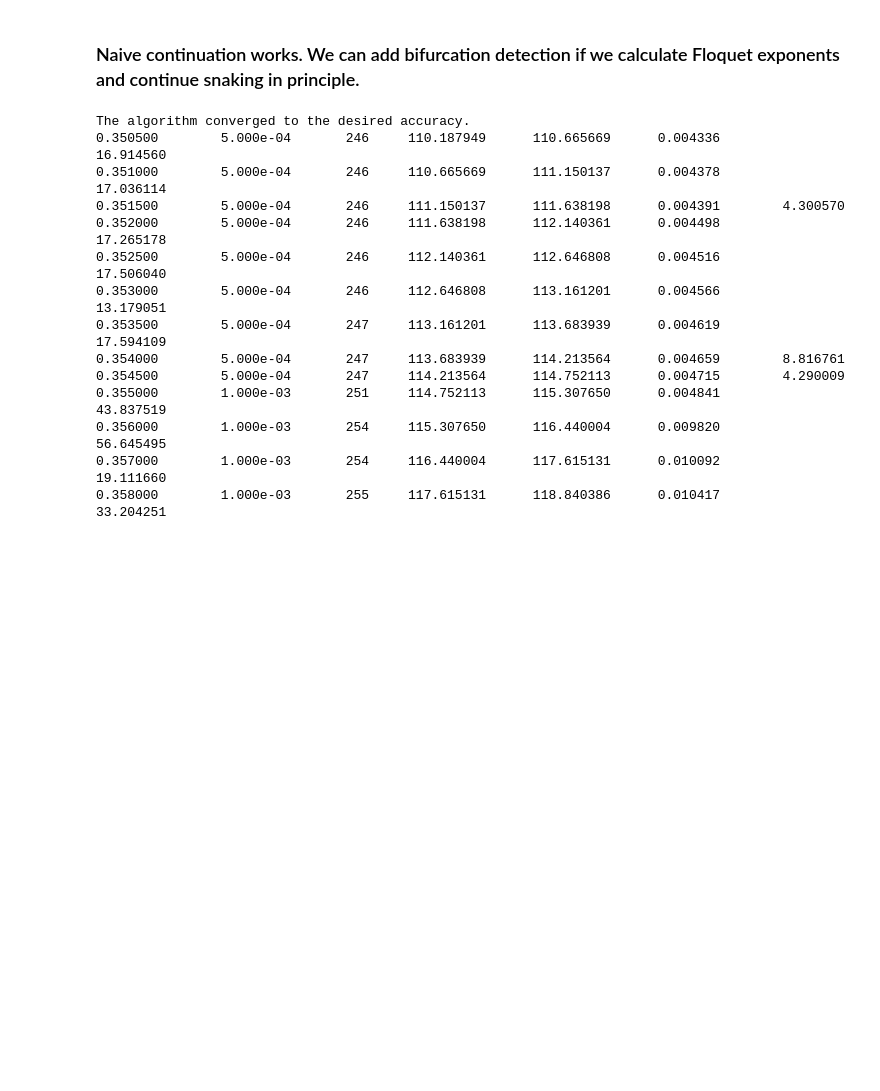
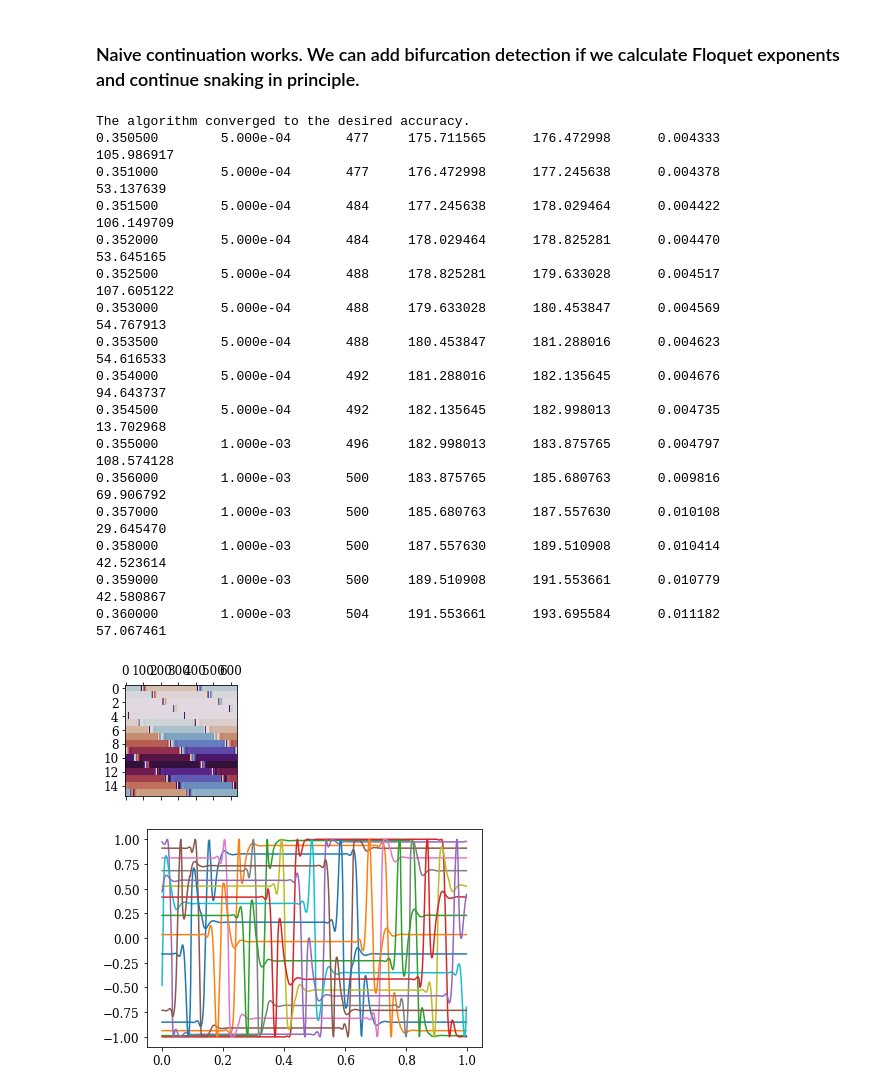
Before and after one commit to znicolaou/snakingoscillators, a Jupyter notebook: lccont.ipynb, the cells around one changed output. Cells and saved outputs as stored; diff of their text form; code cells hidden in the pictures; blank space fills up the shorter version.

```diff
--- a/lccont.ipynb
+++ b/lccont.ipynb
@@ -223,7 +223,7 @@ x0=sol0.x.copy()
 y0=sol0.y.copy()
 p0=sol0.p[0]
 sigma=sigma0
-sol=solve_bvp(lambda ts,Xts,p: p[0]*np.transpose([janus.janus(p[0]*ts[i],Xts[:,i], N, omega, sigma, beta, gamma,sigma,0) for i in range(len(ts))]), lambda xa,xb,p: (np.concatenate((xb-xa,[xa[0]-Xts0[0,0]]))), x0, y0, p=np.array([p0]), max_nodes=500,tol=1e-1,bc_tol=1e-2)
+sol=solve_bvp(lambda ts,Xts,p: p[0]*np.transpose([janus.janus(p[0]*ts[i],Xts[:,i], N, omega, sigma, beta, gamma,sigma,0) for i in range(len(ts))]), lambda xa,xb,p: (np.concatenate((xb-xa,[xa[0]-Xts0[0,0]]))), x0, y0, p=np.array([p0]), max_nodes=1000,tol=1e-1,bc_tol=1e-2)
 print(sol.message)
 
 dsigma=5e-4
@@ -249,7 +249,7 @@ while sol.success and sigma<sigmamax and sigma>sigmamin:
 
     try:
         start2=timeit.default_timer()
-        sol=solve_bvp(lambda ts,Xts,p: p[0]*np.transpose([janus.janus(p[0]*ts[i],Xts[:,i], N, omega, sigma, beta, gamma,sigma,0) for i in range(len(ts))]), lambda xa,xb,p: (np.concatenate((xb-xa,[xa[0]-Xts0[0,0]]))), x0, y0, p=np.array([p0]), max_nodes=500,tol=1e-1,bc_tol=1e-2)
+        sol=solve_bvp(lambda ts,Xts,p: p[0]*np.transpose([janus.janus(p[0]*ts[i],Xts[:,i], N, omega, sigma, beta, gamma,sigma,0) for i in range(len(ts))]), lambda xa,xb,p: (np.concatenate((xb-xa,[xa[0]-Xts0[0,0]]))), x0, y0, p=np.array([p0]), max_nodes=1000,tol=1e-1,bc_tol=1e-2)
         stop2=timeit.default_timer()
 
         if not sol.success:
@@ -287,19 +287,32 @@ plt.plot(sol.x,np.transpose(sol.y))
 plt.show()
 # %% [output]
 The algorithm converged to the desired accuracy.
-0.350500        5.000e-04       246     110.187949      110.665669      0.004336        16.914560
-0.351000        5.000e-04       246     110.665669      111.150137      0.004378        17.036114
-0.351500        5.000e-04       246     111.150137      111.638198      0.004391        4.300570
-0.352000        5.000e-04       246     111.638198      112.140361      0.004498        17.265178
-0.352500        5.000e-04       246     112.140361      112.646808      0.004516        17.506040
-0.353000        5.000e-04       246     112.646808      113.161201      0.004566        13.179051
-0.353500        5.000e-04       247     113.161201      113.683939      0.004619        17.594109
-0.354000        5.000e-04       247     113.683939      114.213564      0.004659        8.816761
-0.354500        5.000e-04       247     114.213564      114.752113      0.004715        4.290009
-0.355000        1.000e-03       251     114.752113      115.307650      0.004841        43.837519
-0.356000        1.000e-03       254     115.307650      116.440004      0.009820        56.645495
-0.357000        1.000e-03       254     116.440004      117.615131      0.010092        19.111660
-0.358000        1.000e-03       255     117.615131      118.840386      0.010417        33.204251
+0.350500        5.000e-04       477     175.711565      176.472998      0.004333        105.986917
+0.351000        5.000e-04       477     176.472998      177.245638      0.004378        53.137639
+0.351500        5.000e-04       484     177.245638      178.029464      0.004422        106.149709
+0.352000        5.000e-04       484     178.029464      178.825281      0.004470        53.645165
+0.352500        5.000e-04       488     178.825281      179.633028      0.004517        107.605122
+0.353000        5.000e-04       488     179.633028      180.453847      0.004569        54.767913
+0.353500        5.000e-04       488     180.453847      181.288016      0.004623        54.616533
+0.354000        5.000e-04       492     181.288016      182.135645      0.004676        94.643737
+0.354500        5.000e-04       492     182.135645      182.998013      0.004735        13.702968
+0.355000        1.000e-03       496     182.998013      183.875765      0.004797        108.574128
+0.356000        1.000e-03       500     183.875765      185.680763      0.009816        69.906792
+0.357000        1.000e-03       500     185.680763      187.557630      0.010108        29.645470
+0.358000        1.000e-03       500     187.557630      189.510908      0.010414        42.523614
+0.359000        1.000e-03       500     189.510908      191.553661      0.010779        42.580867
+0.360000        1.000e-03       504     191.553661      193.695584      0.011182        57.067461
+# %%
+phases=sols[-1].y.T.copy()
+phi=np.arctan2(phases[:,3*N:],phases[:,2*N:3*N])
+theta=np.arctan2(phases[:,N:2*N],phases[:,:N])
+plt.matshow([np.cos(np.roll(theta[:,i], 100+int(len(theta)/N*i))) for i in range(N)],aspect=len(phi)/len(phi[0]),cmap='twilight')
+plt.show()
+plt.plot(sols[-1].x,np.transpose([np.cos(np.roll(theta[:,i], 100+int(len(theta)/N*i))) for i in range(N)]))
+plt.show()
+# %% [output]
+[figure, added]
+[figure, added]
 # %%
 sols2=[]
 sigmas2=[]
```
Also changed, not shown: parts of 9 cells of this notebook, 20 other files.
